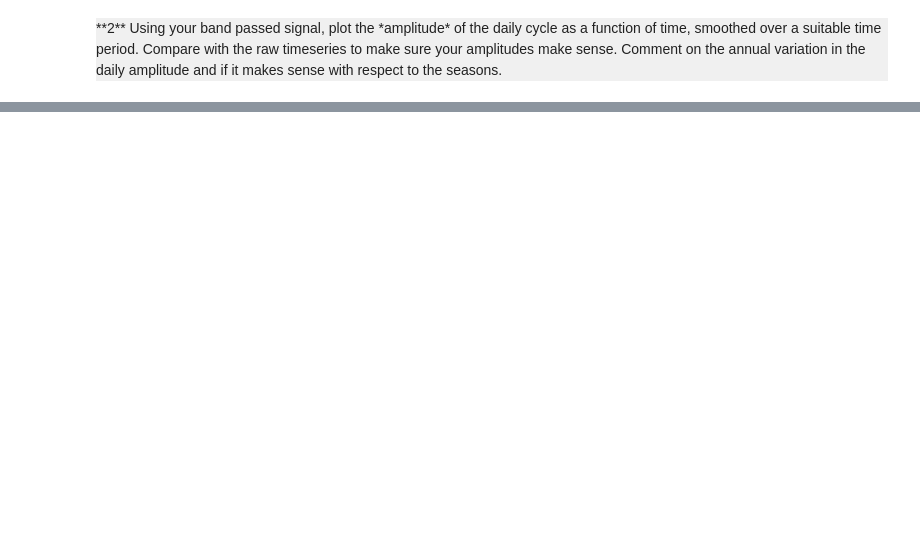
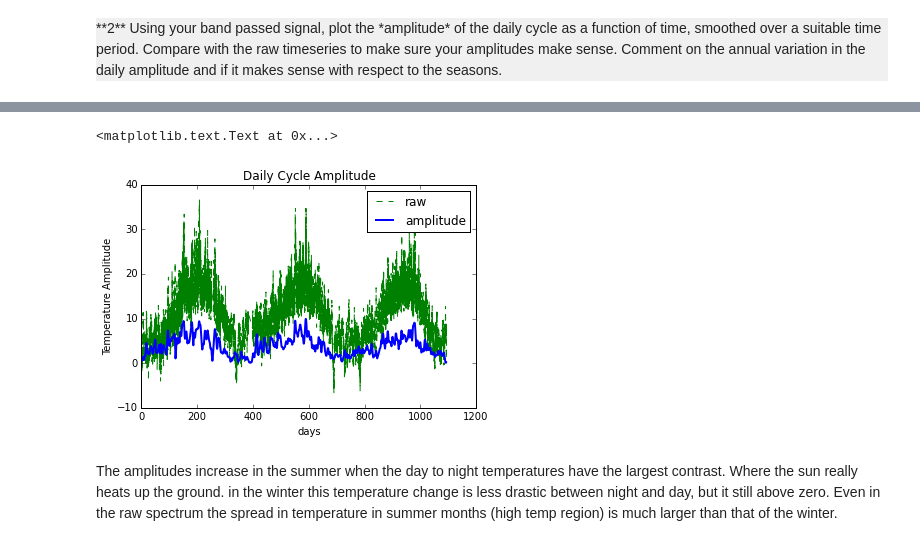
Before and after one commit to mpgriff/P411Assignments, a Jupyter notebook: p411a7-mattgriffiths.ipynb, the cells around one changed output, grey strips where cells are left out. Cells and saved outputs as stored; diff of their text form; code cells hidden in the pictures; blank space fills up the shorter version.

```diff
--- a/p411a7-mattgriffiths.ipynb
+++ b/p411a7-mattgriffiths.ipynb
@@ -256,0 +264,26 @@ COMMENT HERE
+# %%
+days = len(dc)/(24*60)
+maxTf = np.zeros(days)
+minTf = np.zeros(days)
+
+tdays = np.arange(0,days,1)
+
+for i in range(0, days, 1):
+    dayf = dcf[i*24*60:(i+1)*24*60]
+    maxTf[i] = np.max(dayf)
+    minTf[i] = np.min(dayf)
+
+Tampf = maxTf-minTf
+
+plt.plot(t/(24*60), dc, 'g--', label='raw')
+plt.plot(tdays, Tampf, label='amplitude', linewidth=2)
+plt.legend()
+plt.title('Daily Cycle Amplitude')
+plt.xlabel('days')
+plt.ylabel('Temperature Amplitude')
+# %% [output]
+<matplotlib.text.Text at 0x...>
+[figure, added]
+# %% [markdown]
+The amplitudes increase in the summer when the day to night temperatures have the largest contrast. Where the sun really heats up the ground. in the winter this temperature change is less drastic between night and day, but it still above zero.
+Even in the raw spectrum the spread in temperature in summer months (high temp region) is much larger than that of the winter.
```
Also changed, not shown: parts of 9 cells of this notebook.
